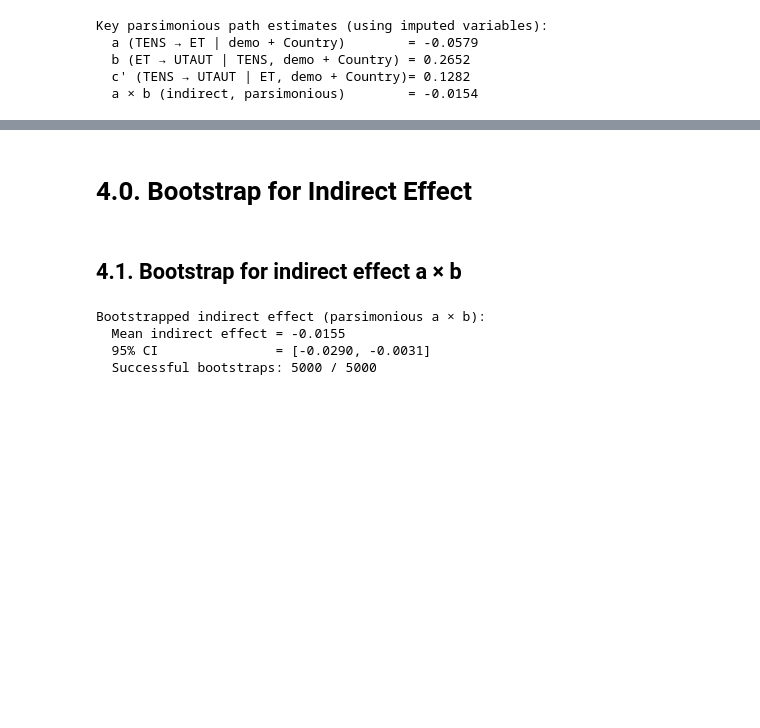
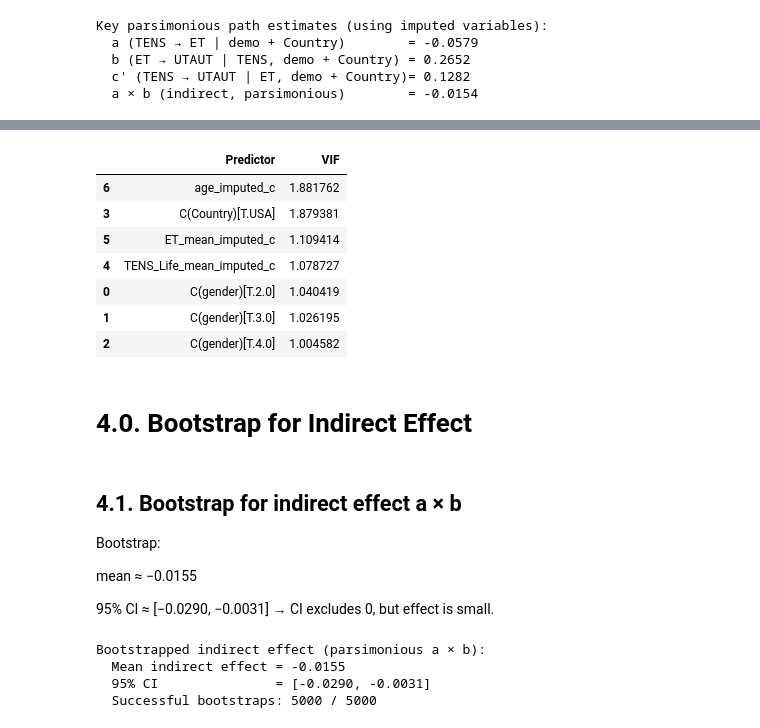
Before and after one commit to ZhaoJackson/AI_Attitude_Psychotherapy, a Jupyter notebook: H4_Mediation_SDT_AI_Acceptance.ipynb, the cells around one changed output, grey strips where cells are left out. Drawn from its saved outputs; the diff is of its cells as text; code cells hidden in the pictures; blank space fills up the shorter version.

```diff
--- a/H4_Mediation_SDT_AI_Acceptance.ipynb
+++ b/H4_Mediation_SDT_AI_Acceptance.ipynb
@@ -312,7 +363,40 @@ Key parsimonious path estimates (using imputed variables):
+# %%
+# VIFs for parsimonious H4 b-model
+from statsmodels.stats.outliers_influence import variance_inflation_factor
+
+X = b_model_simple.model.exog
+names = b_model_simple.model.exog_names
+
+vif_rows = []
+for i, name in enumerate(names):
+    if name == "Intercept":
+        continue
+    vif_rows.append({
+        "Predictor": name,
+        "VIF": variance_inflation_factor(X, i)
+    })
+
+vif_h4_b = pd.DataFrame(vif_rows).sort_values("VIF", ascending=False)
+display(vif_h4_b)
+# %% [output]
+|  | Predictor | VIF |
+| 6 | age_imputed_c | 1.881762 |
+| 3 | C(Country)[T.USA] | 1.879381 |
+| 5 | ET_mean_imputed_c | 1.109414 |
+| 4 | TENS_Life_mean_imputed_c | 1.078727 |
+| 0 | C(gender)[T.2.0] | 1.040419 |
+| 1 | C(gender)[T.3.0] | 1.026195 |
+| 2 | C(gender)[T.4.0] | 1.004582 |
 # %% [markdown]
 # 4.0. Bootstrap for Indirect Effect
 # %% [markdown]
 ## 4.1. Bootstrap for indirect effect a × b
+
+Bootstrap:
+
+mean ≈ −0.0155
+
+95% CI ≈ [−0.0290, −0.0031] → CI excludes 0, but effect is small.
 # %%
 n_boot = 5000
 boot_indirect = []
```
Also changed, not shown: parts of 8 cells of this notebook.
